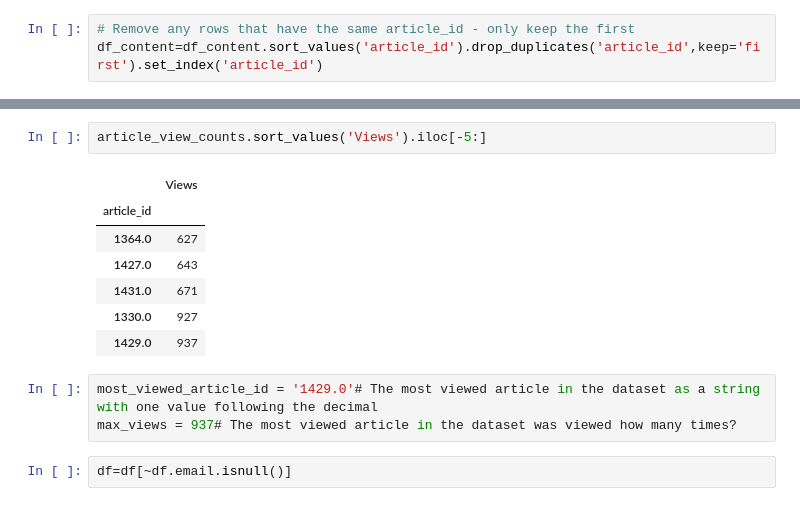
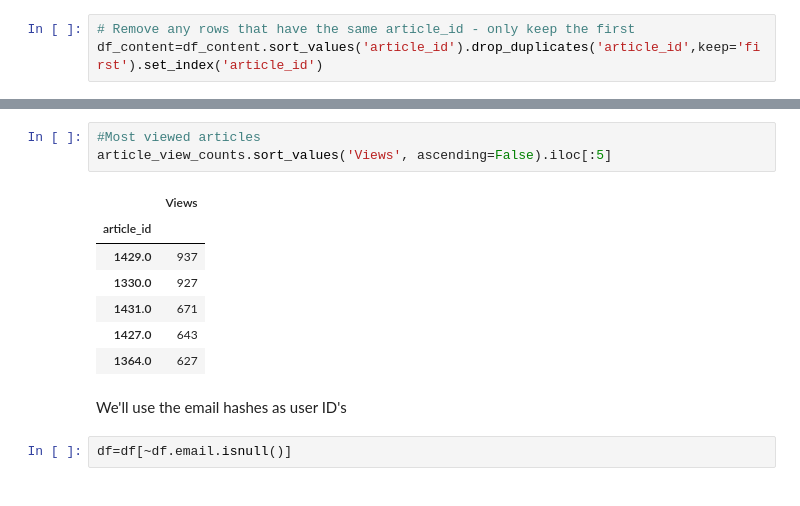
Before and after one commit to Stigant/IBM-Recommendations, a Jupyter notebook: Recommendations_with_IBM.ipynb, the cells around one changed output, grey strips where cells are left out. Drawn from its saved outputs; the diff is of its cells as text.

```diff
--- a/Recommendations_with_IBM.ipynb
+++ b/Recommendations_with_IBM.ipynb
@@ -201,16 +173,16 @@ user_article_interactions = 45993 # The number of user-article interactions
 # %%
-article_view_counts.sort_values('Views').iloc[-5:]
+#Most viewed articles
+article_view_counts.sort_values('Views', ascending=False).iloc[:5]
 # %% [output]
 |  | Views |
 | article_id |  |
+| 1429.0 | 937 |
+| 1330.0 | 927 |
+| 1431.0 | 671 |
+| 1427.0 | 643 |
 | 1364.0 | 627 |
-| 1427.0 | 643 |
-| 1431.0 | 671 |
-| 1330.0 | 927 |
-| 1429.0 | 937 |
-# %%
-most_viewed_article_id = '1429.0'# The most viewed article in the dataset as a string with one value following the decimal
-max_views = 937# The most viewed article in the dataset was viewed how many times?
+# %% [markdown]
+We'll use the email hashes as user ID's
 # %%
 df=df[~df.email.isnull()]
 # %%
```
Also changed, not shown: parts of 43 cells of this notebook.
